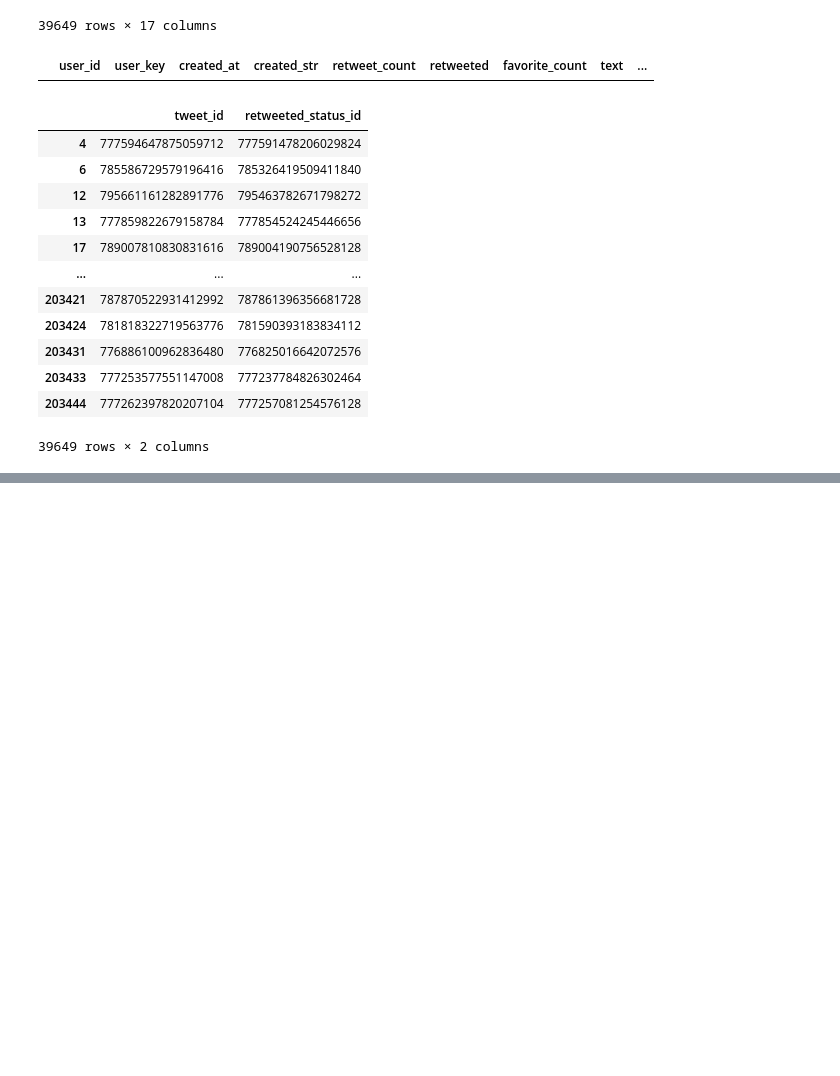
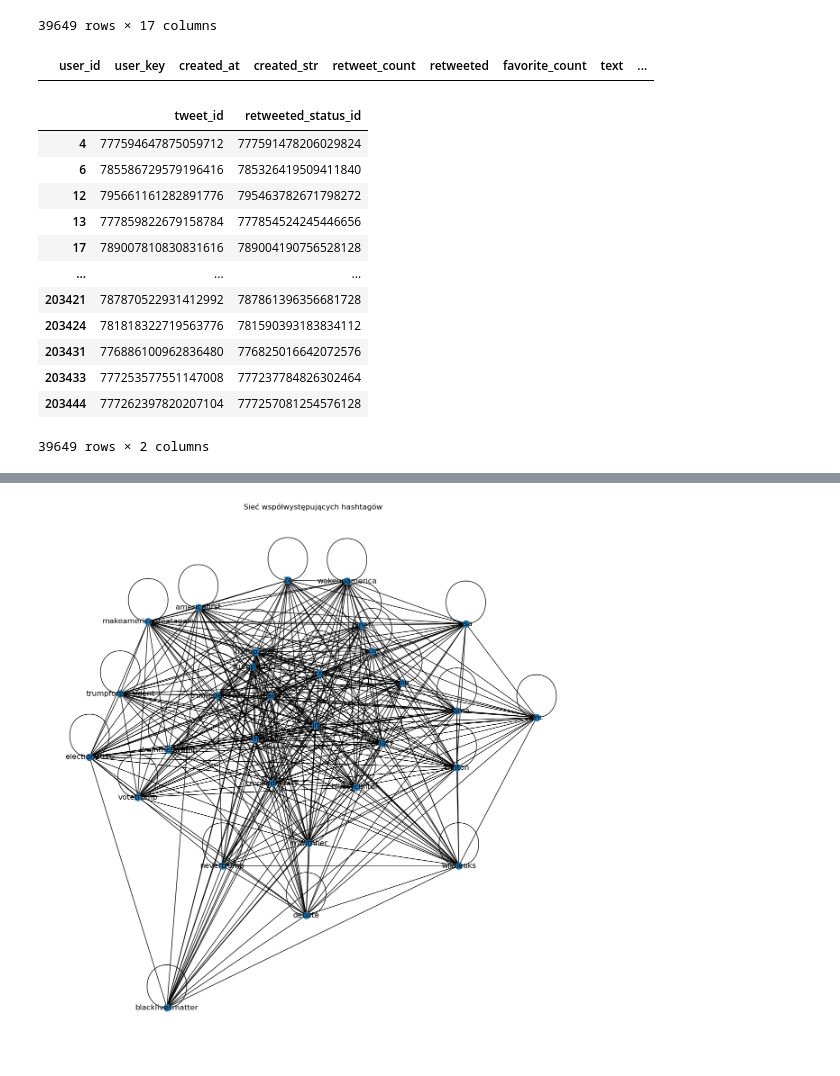
Before and after one commit to kichal01/snars_p12, a Jupyter notebook: P12.ipynb, the cells around one changed output, grey strips where cells are left out. Saved outputs shown, nothing was run; the diff lists cells and outputs as text; code cells hidden in the pictures; blank space fills up the shorter version.

```diff
--- a/P12.ipynb
+++ b/P12.ipynb
@@ -157,0 +409,26 @@ TypeError: 'DataFrame' object is not callable
+# %%
+HG = nx.Graph()
+
+for h in tweets["hashtags"].dropna():
+    try:
+        tags = ast.literal_eval(h)
+        tags = [t.lower() for t in tags]
+        for a, b in combinations(tags, 2):
+            if HG.has_edge(a, b):
+                HG[a][b]["weight"] += 1
+            else:
+                HG.add_edge(a, b, weight=1)
+    except:
+        pass
+
+# top 30 hashtagów
+top_tags = sorted(HG.degree, key=lambda x: x[1], reverse=True)[:30]
+HT = HG.subgraph([n for n, _ in top_tags])
+
+plt.figure(figsize=(12, 12))
+pos = nx.spring_layout(HT, seed=42)
+nx.draw(HT, pos, node_size=120, with_labels=True)
+plt.title("Sieć współwystępujących hashtagów")
+plt.show()
+# %% [output]
+[figure, added]
```
Also changed, not shown: parts of 11 cells of this notebook.
